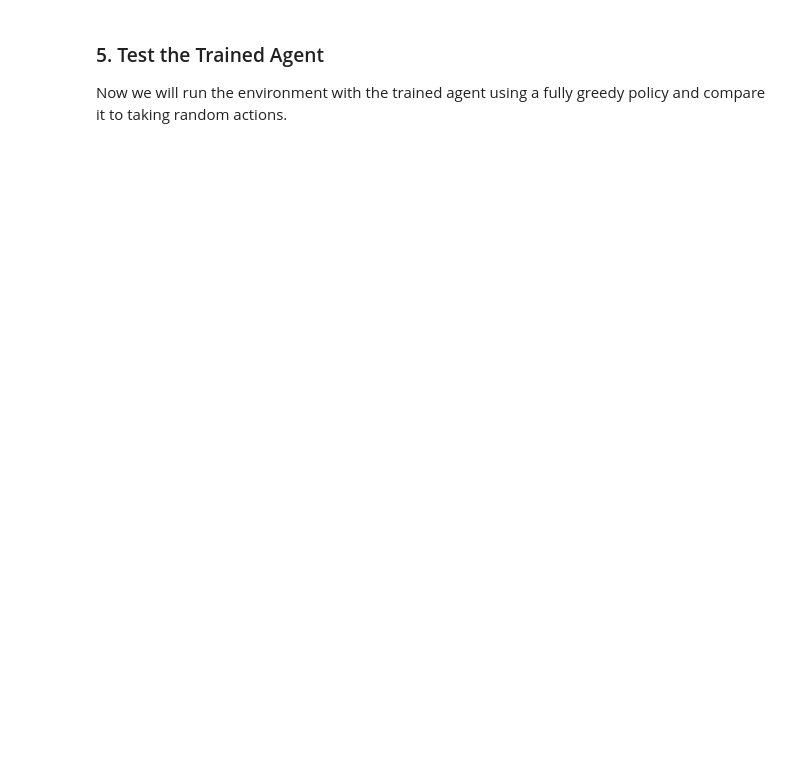
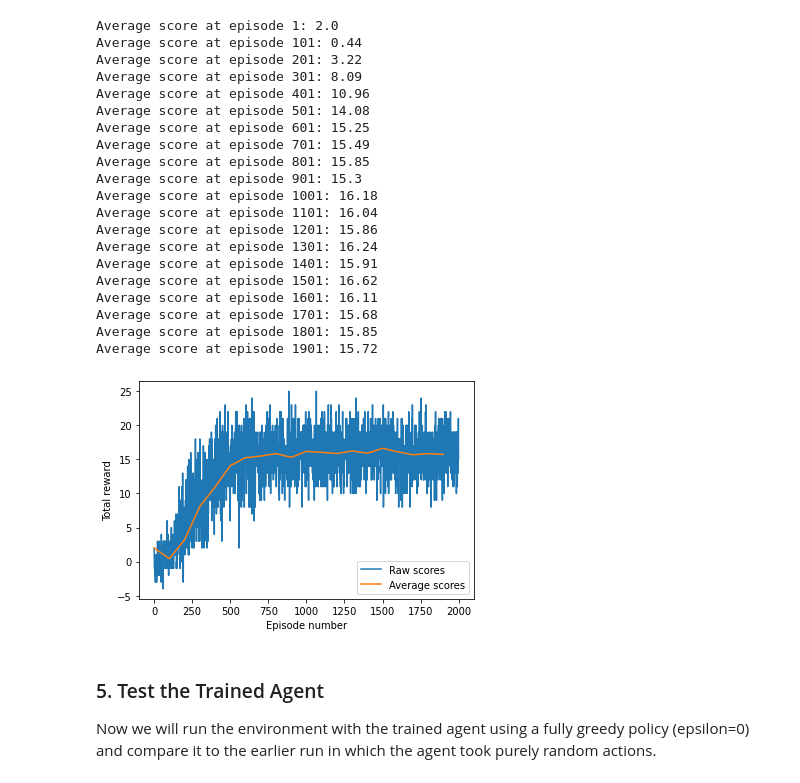
Before and after one commit to sea-bass/drlnd-navigation-project, a Jupyter notebook: banana_world_dqn.ipynb, the cells around one changed output. Drawn from its saved outputs; the diff is of its cells as text; code cells hidden in the pictures; blank space fills up the shorter version.

```diff
--- a/banana_world_dqn.ipynb
+++ b/banana_world_dqn.ipynb
@@ -51,11 +35,14 @@ Run the code cell below to print some information about the environment.
 # %%
-env = UnityEnvironment(file_name="/home/sebastian/udacity_drl/drlnd-navigation-project/Banana_Linux/Banana.x86_64")
+# Instantiate the environment
+# NOTE: You should change your `env_file` variable below as needed
+env_file = "/home/sebastian/udacity_drl/drlnd-navigation-project/Banana_Linux/Banana.x86_64"
+env = UnityEnvironment(file_name=env_file)
 
-# get the default brain
+# Get the first "brain" available from the environment
 brain_name = env.brain_names[0]
 brain = env.brains[brain_name]
 
-# reset the environment
+# Reset the environment and collect information
 env_info = env.reset(train_mode=True)[brain_name]
 
 # number of agents in the environment
@@ -63,13 +50,13 @@ print('Number of agents:', len(env_info.agents))
 
 # number of actions
 action_size = brain.vector_action_space_size
-print('Number of actions:', action_size)
+print('Action size:', action_size)
 
 # examine the state space
 state = env_info.vector_observations[0]
-print('States look like:', state)
 state_size = len(state)
-print('States have length:', state_size)
+print('State size:', state_size)
+print('Initial state value:', state)
 # %% [output]
 INFO:unityagents:
 'Academy' started successfully!
@@ -109,7 +94,9 @@ Of course, as part of the project, you'll have to change the code so that the ag
 env_info = env.reset(train_mode=False)[brain_name] # reset the environment
 state = env_info.vector_observations[0]            # get the current state
 random_score = 0                                   # initialize the score
-while True:
+
+done = False
+while not done:
     action = np.random.randint(action_size)        # select an action at random
     env_info = env.step(action)[brain_name]        # send the action to the environment
     next_state = env_info.vector_observations[0]   # get the next state
@@ -117,8 +104,6 @@ while True:
     done = env_info.local_done[0]                  # see if episode has finished
     random_score += reward                         # update the score
     state = next_state                             # roll over the state to next time step
-    if done:                                       # exit loop if episode finished
-        break
 
 print("Score with random actions: {}".format(random_score))
 # %% [output]
@@ -133,9 +117,13 @@ env_info = env.reset(train_mode=True)[brain_name]
 # %%
 class QNetwork(nn.Module):
+    """
+    Defines a neural network to estimate the state-action value (Q) given an input state.
+    """
 
     def __init__(self, num_states=37, num_actions=4, layer_dims=[128, 64, 32]):
         """
         Initialize the Q-Network structure
+
         """
         super(QNetwork, self).__init__()
         self.fc1 = nn.Linear(num_states, layer_dims[0])
@@ -143,10 +131,11 @@ class QNetwork(nn.Module):
         self.fc3 = nn.Linear(layer_dims[1], layer_dims[2])
         self.fc4 = nn.Linear(layer_dims[2], num_actions)
 
+
     def forward(self, state):
         """
-        Forward pass through the Q-Network, which accepts states
-        and returns action values.
+        Forward pass through the Q-Network, which accepts a state (array_like)
+        and returns state-action values (float) for each action.
         """
 
         x = F.relu(self.fc1(state))
@@ -325,12 +347,14 @@ TBD
 # %%
-do_train = False
+do_train = True
 
 #######################
 ### HYPERPARAMETERS ###
 #######################
+# As you can see, it takes a village of hyperparameters to get many RL algorithms working well
+
 # Training parameters
 NUM_EPISODES = 2000         # Total number of episodes to train
-AVERAGE_WINDOW = 50         # Number of episodes to compute average reward
+AVERAGE_WINDOW = 100        # Number of episodes to compute average reward
 MAX_EPISODE_STEPS = 10000   # Maximum number of steps per episode
 LEARN_PERIOD = 4            # Number of simulation steps between running a training step
 BATCH_SIZE = 64             # Training batch size (sampled from replay buffer)
@@ -355,8 +379,9 @@ RANDOM_SEED = 0
 
 ### END HYPERPARAMETERS ###
 
+
 # Create the agent and learning rate decay scheduler
-agent = DQNAgent(action_size, learn_rate=LEARN_RATE, learn_period=LEARN_PERIOD,
+agent = DQNAgent(action_size=action_size, learn_rate=LEARN_RATE, learn_period=LEARN_PERIOD,
                  batch_size=BATCH_SIZE, replay_buffer_size=REPLAY_BUFFER_SIZE,
                  gamma=GAMMA, tau=TAU, seed=RANDOM_SEED)
 lr_decay = optim.lr_scheduler.StepLR(agent.optimizer,
@@ -399,37 +424,59 @@ if do_train:
                 break
 
         # Once the episode is done, decay epsilon and learning rate
         epsilon = max(EPS_FINAL, epsilon - (EPS_INIT-EPS_FINAL)*(idx/EPS_DECAY_STEPS))
         lr_decay.step()
 
         # Update the average scores
         scores.append(score)
         scores_window.append(score)
-        if (idx+1) % AVERAGE_WINDOW == 0:
+        if idx % AVERAGE_WINDOW == 0:
             mean_score = np.mean(scores_window)
             scores_avg.append(mean_score)
-            print("\rAverage score at episode {}: {}".format(idx+1, mean_score))
+            print("\rAverage score at episode {}: {}".format(idx, mean_score))
 
     ### End training loop ###
 
     # Plot the final scores
     fig = plt.figure()
     plt.plot(np.arange(len(scores)), scores)
     plt.plot(np.arange(len(scores_avg))*AVERAGE_WINDOW, scores_avg)
     plt.xlabel("Episode number")
     plt.ylabel("Total reward")
     plt.legend(["Raw scores", "Average scores"])
     plt.show()
 
     # Save the trained agent to file
     torch.save(agent.qnetwork_local.state_dict(),"trained_weights.pth")
 
 # Else load a pretrained model
 else:
     trained_agent = torch.load("trained_weights.pth")
     agent.qnetwork_local.load_state_dict(trained_agent)
+# %% [output]
+Average score at episode 1: 2.0
+Average score at episode 101: 0.44
+Average score at episode 201: 3.22
+Average score at episode 301: 8.09
+Average score at episode 401: 10.96
+Average score at episode 501: 14.08
+Average score at episode 601: 15.25
+Average score at episode 701: 15.49
+Average score at episode 801: 15.85
+Average score at episode 901: 15.3
+Average score at episode 1001: 16.18
+Average score at episode 1101: 16.04
+Average score at episode 1201: 15.86
+Average score at episode 1301: 16.24
+Average score at episode 1401: 15.91
+Average score at episode 1501: 16.62
+Average score at episode 1601: 16.11
+Average score at episode 1701: 15.68
+Average score at episode 1801: 15.85
+Average score at episode 1901: 15.72
+[figure, added]
 # %% [markdown]
 ### 5. Test the Trained Agent
 
-Now we will run the environment with the trained agent using a fully greedy policy and compare it to taking random actions.
+Now we will run the environment with the trained agent using a fully greedy policy (epsilon=0) and compare it to the earlier run in which the agent took purely random actions.
 # %%
```
Also changed, not shown: parts of 18 cells of this notebook, 6 other files.
